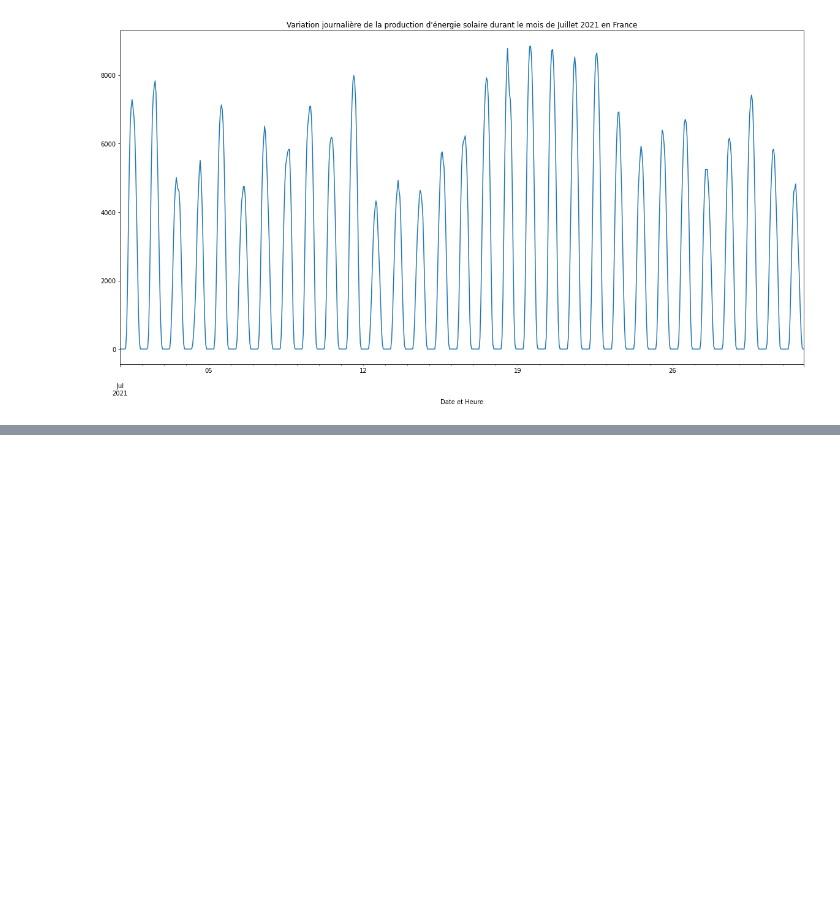
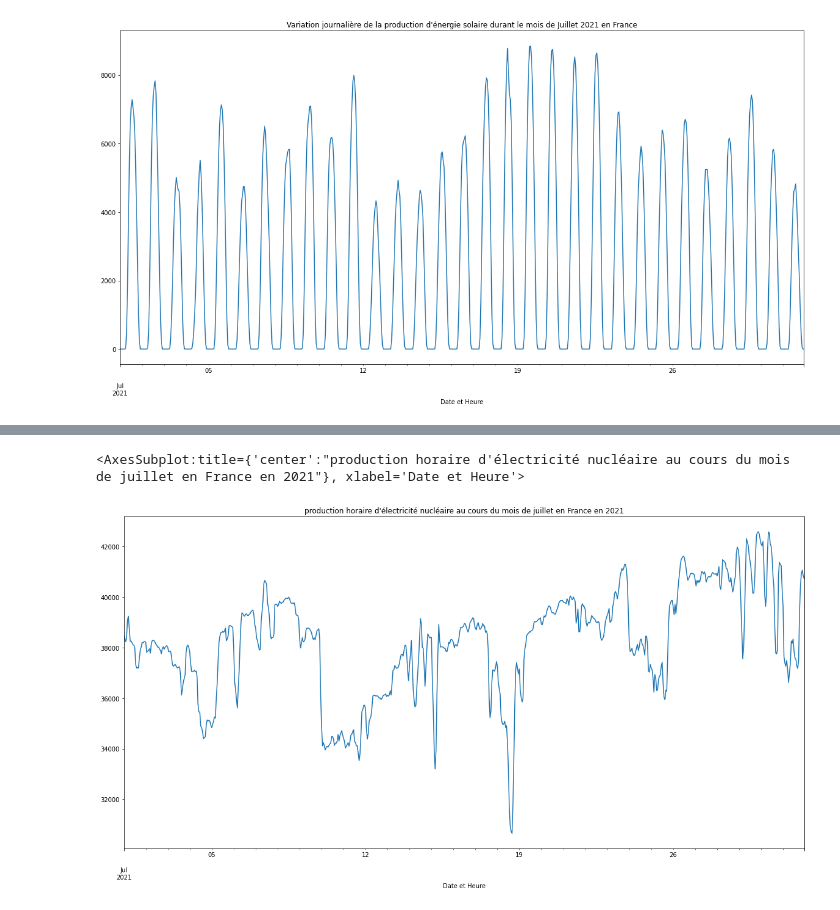
Before and after one commit to quentinhaenn/projet-co2, a Jupyter notebook: Code/projet-co2.ipynb, the cells around one changed output, grey strips where cells are left out. Saved outputs shown, nothing was run; the diff lists cells and outputs as text; code cells hidden in the pictures; blank space fills up the shorter version.

```diff
--- a/Code/projet-co2.ipynb
+++ b/Code/projet-co2.ipynb
@@ -190,0 +205,6 @@ La différence de production est très notable ! Comme nous pouvions nous y atte
+# %%
+data_prod['Nucléaire (MW)'].loc[data_prod.index.month == 7].resample('H').mean().plot(figsize=(20,10), title="production horaire d'électricité nucléaire au cours"
++ " du mois de juillet en France en 2021")
+# %% [output]
+<AxesSubplot:title={'center':"production horaire d'électricité nucléaire au cours du mois de juillet en France en 2021"}, xlabel='Date et Heure'>
+[figure, added]
```
Also changed, not shown: parts of 13 cells of this notebook.
